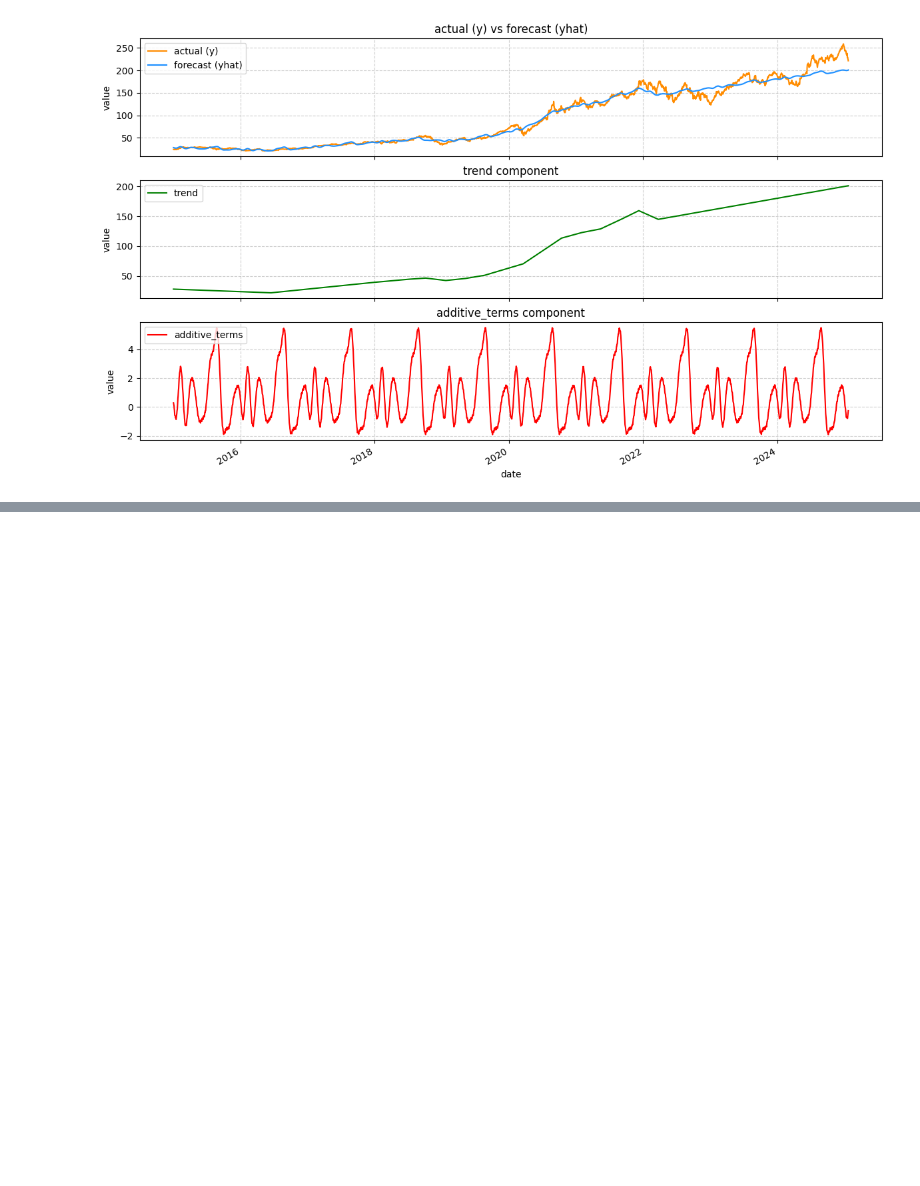
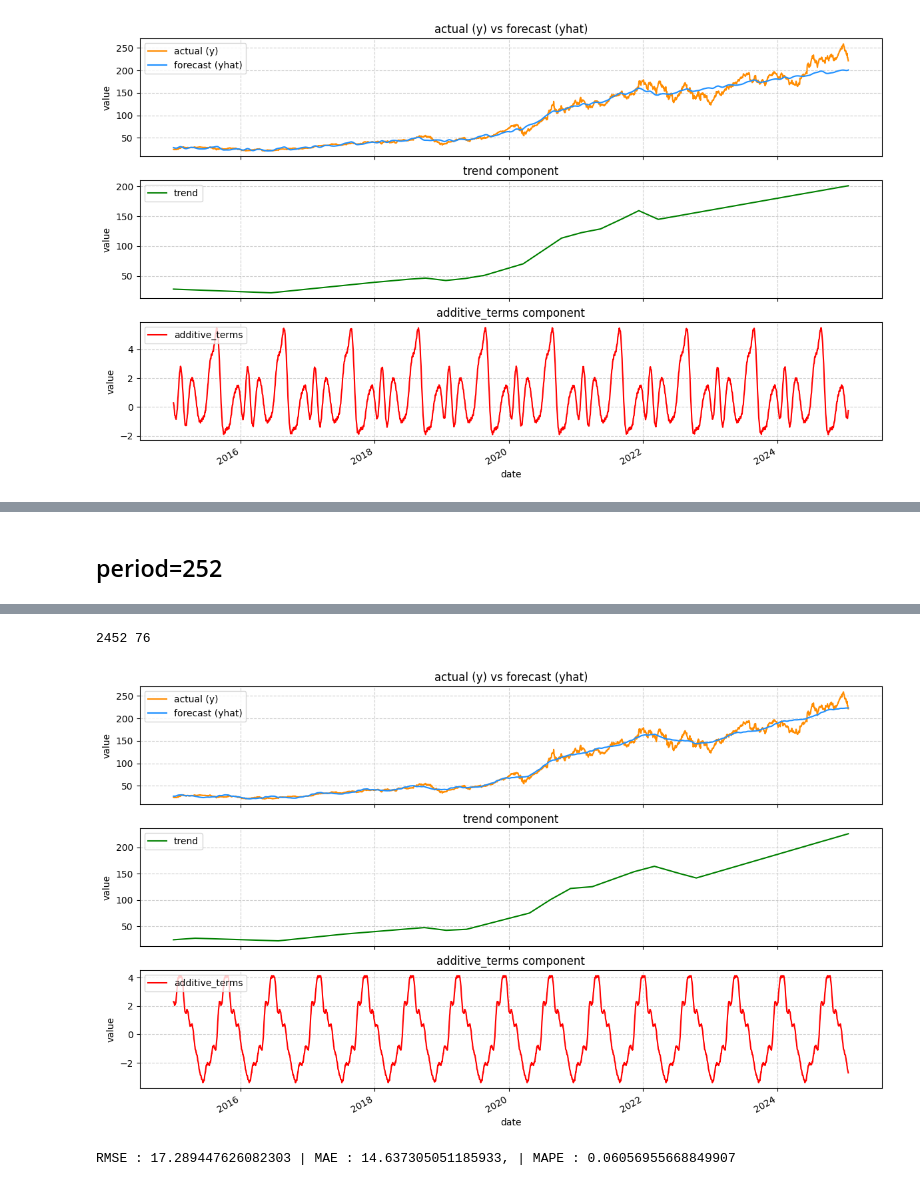
Before and after one commit to nismafaaa/clear-stocks-frontend, a Jupyter notebook: notebook/prophet_test.ipynb, the cells around one changed output, grey strips where cells are left out. Drawn from its saved outputs; the diff is of its cells as text; code cells hidden in the pictures; blank space fills up the shorter version.

```diff
--- a/notebook/prophet_test.ipynb
+++ b/notebook/prophet_test.ipynb
@@ -713,0 +799,28 @@ plot_prophet_components(stock, model_bp4)
+# %% [markdown]
+## period=252
+# %%
+spld = get_split_date(aapl_stock, 0.97)
+
+model_pp3 = Prophet(
+    holidays=None,
+    changepoint_prior_scale=0.1,
+    seasonality_prior_scale=10,
+    seasonality_mode='additive',
+    period=252
+).fit(get_prepared_data(data=aapl_stock[:spld], column='Close'))  # Fit model with given params
+df_cv_3 = cross_validation(model_pp3, initial='252 days', period='252 days', horizon = '1 days', parallel='processes')
+df_p_3 = performance_metrics(df_cv_3, rolling_window=1)
+
+ttr, tte = train_test_split(aapl_stock["Close"], spld)
+print(len(ttr), len(tte))
+
+forecast_pp3 = model_pp3.predict(future_dates)
+
+plot_prophet_components(stock, model_pp3)
+
+rmse = root_mean_squared_error(aapl_stock[spld:]['Close'], forecast_pp3['yhat'][forecast_pp3['ds'] >= spld])
+mae = mean_absolute_error(aapl_stock[spld:]['Close'], forecast_pp3['yhat'][forecast_pp3['ds'] >= spld])
+mape = mean_absolute_percentage_error(aapl_stock[spld:]['Close'], forecast_pp3['yhat'][forecast_pp3['ds'] >= spld])
+
+print(f"RMSE : {rmse} | MAE : {mae}, | MAPE : {mape}")
+# %% [output]
@@ -713,0 +829,3 @@ plot_prophet_components(stock, model_bp4)
+2452 76
+[figure, added]
+RMSE : 17.289447626082303 | MAE : 14.637305051185933, | MAPE : 0.06056955668849907
```
Also changed, not shown: parts of 21 cells of this notebook.
